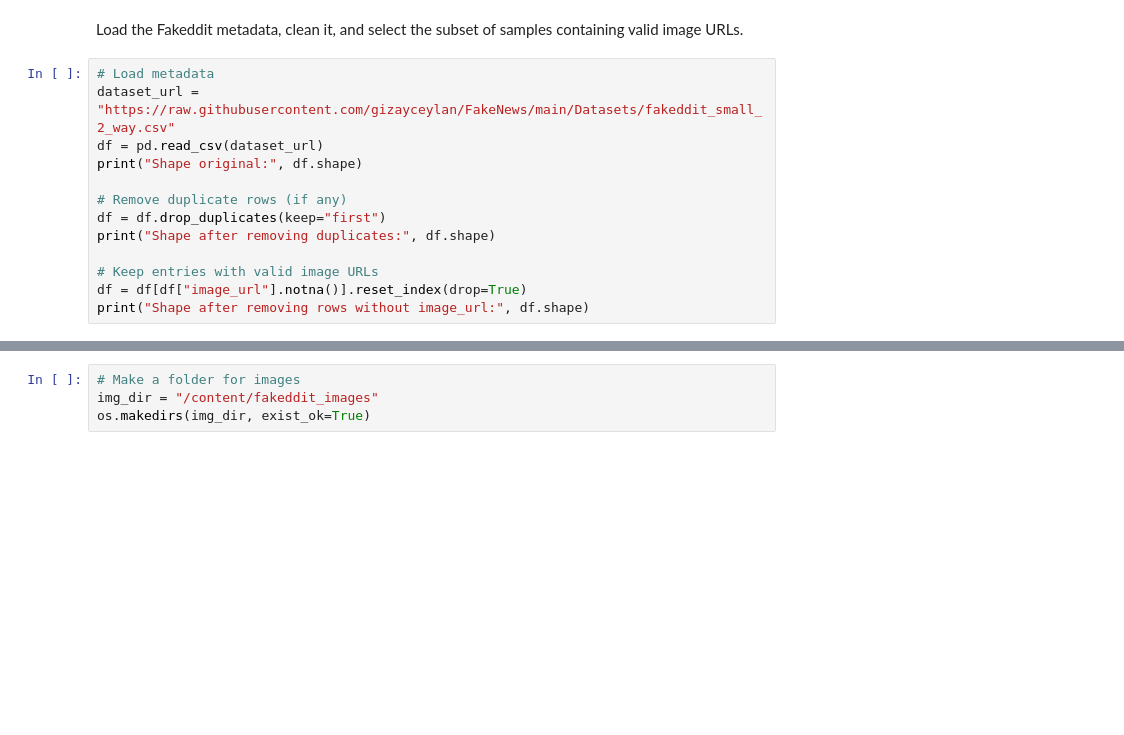
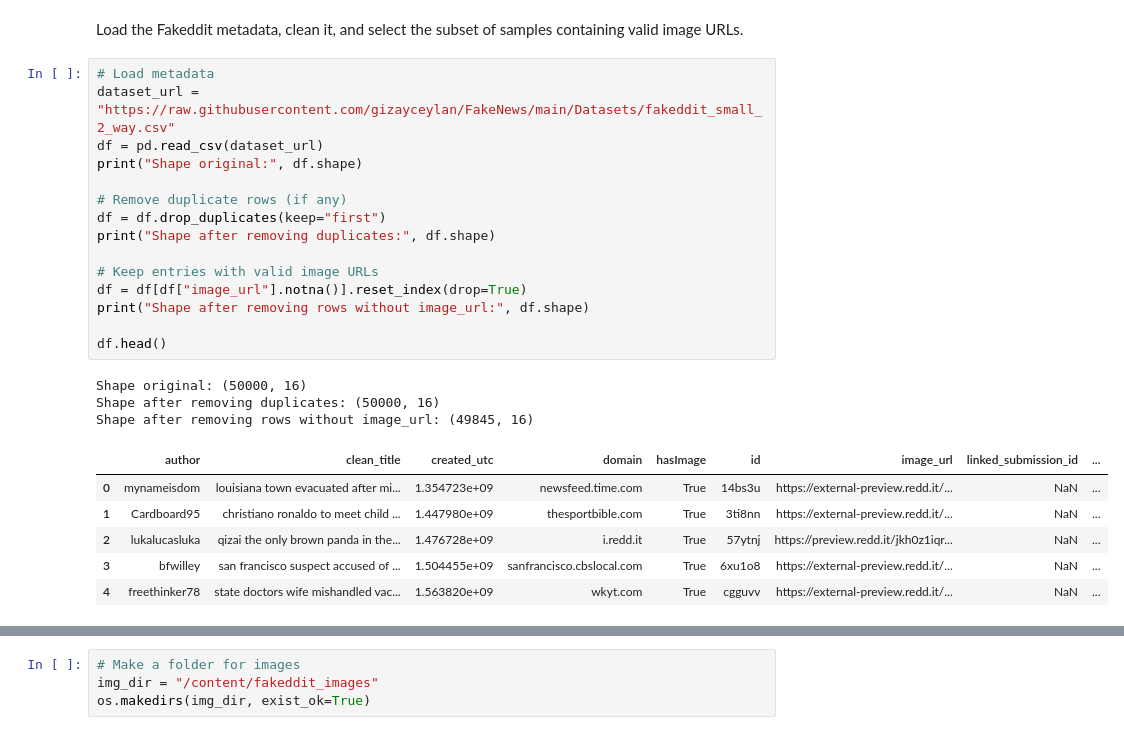
Before and after one commit to gizayceylan/FakeNews, a Jupyter notebook: CleanMetadata_VisualConcepts.ipynb, the cells around one changed output, grey strips where cells are left out. Cells and saved outputs as stored; diff of their text form; blank space fills up the shorter version.

```diff
--- a/CleanMetadata_VisualConcepts.ipynb
+++ b/CleanMetadata_VisualConcepts.ipynb
@@ -36,16 +44,28 @@ Load the Fakeddit metadata, clean it, and select the subset of samples containin
 # %%
 # Load metadata
 dataset_url = "https://raw.githubusercontent.com/gizayceylan/FakeNews/main/Datasets/fakeddit_small_2_way.csv"
 df = pd.read_csv(dataset_url)
 print("Shape original:", df.shape)
 
 # Remove duplicate rows (if any)
 df = df.drop_duplicates(keep="first")
 print("Shape after removing duplicates:", df.shape)
 
 # Keep entries with valid image URLs
 df = df[df["image_url"].notna()].reset_index(drop=True)
 print("Shape after removing rows without image_url:", df.shape)
+
+df.head()
+# %% [output]
+Shape original: (50000, 16)
+Shape after removing duplicates: (50000, 16)
+Shape after removing rows without image_url: (49845, 16)
+|  | author | clean_title | created_utc | domain | hasImage | id | image_url | linked_submission_id | ... |
+| 0 | mynameisdom | louisiana town evacuated after mi... | 1.354723e+09 | newsfeed.time.com | True | 14bs3u | https://external-preview.redd.it/... | NaN | ... |
+| 1 | Cardboard95 | christiano ronaldo to meet child ... | 1.447980e+09 | thesportbible.com | True | 3ti8nn | https://external-preview.redd.it/... | NaN | ... |
+| 2 | lukalucasluka | qizai the only brown panda in the... | 1.476728e+09 | i.redd.it | True | 57ytnj | https://preview.redd.it/jkh0z1iqr... | NaN | ... |
+| 3 | bfwilley | san francisco suspect accused of ... | 1.504455e+09 | sanfrancisco.cbslocal.com | True | 6xu1o8 | https://external-preview.redd.it/... | NaN | ... |
+| 4 | freethinker78 | state doctors wife mishandled vac... | 1.563820e+09 | wkyt.com | True | cgguvv | https://external-preview.redd.it/... | NaN | ... |
 # %%
 # Check label distribution
 label_counts = df['2_way_label'].value_counts().sort_index()
```
Also changed, not shown: parts of 13 cells of this notebook.
